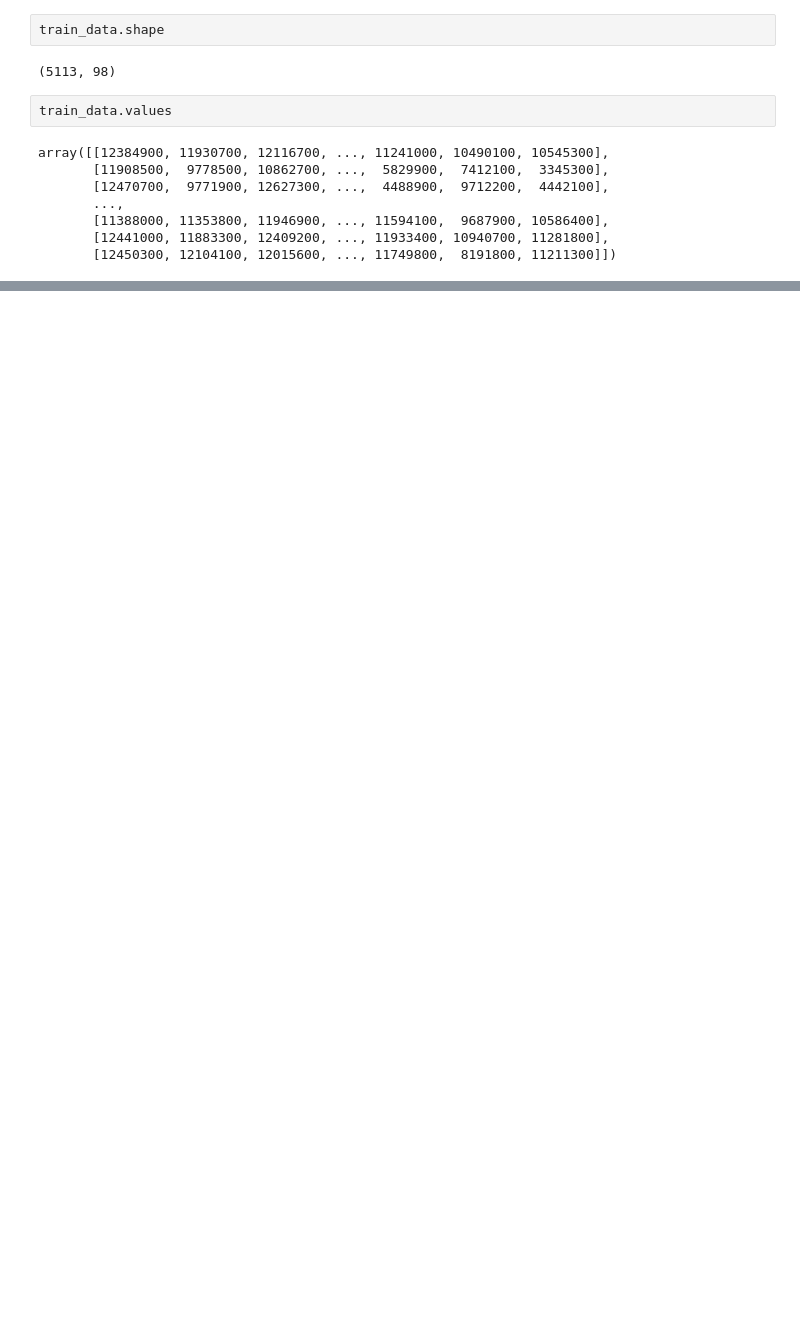
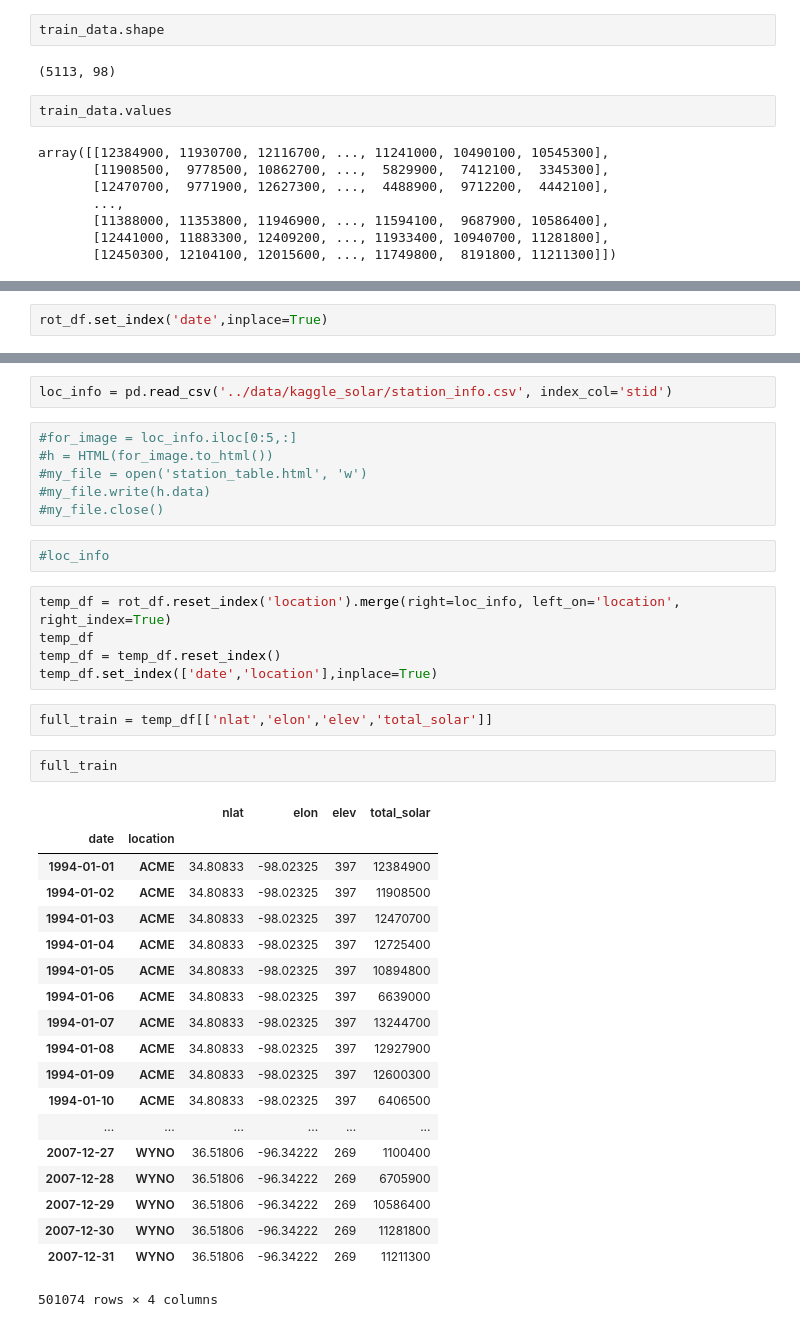
Before and after one commit to joelmpiper/solar_energy_prediction, a Jupyter notebook: notebooks/ExploreTrainingData.ipynb, the cells around one changed output, grey strips where cells are left out. Drawn from its saved outputs; the diff is of its cells as text; blank space fills up the shorter version.

```diff
--- a/notebooks/ExploreTrainingData.ipynb
+++ b/notebooks/ExploreTrainingData.ipynb
@@ -117,0 +123,2 @@ import numpy as np
+# %%
+rot_df.set_index('date',inplace=True)
@@ -117,0 +129,39 @@ import numpy as np
+# %%
+loc_info = pd.read_csv('../data/kaggle_solar/station_info.csv', index_col='stid')
+# %%
+#for_image = loc_info.iloc[0:5,:]
+#h = HTML(for_image.to_html())
+#my_file = open('station_table.html', 'w')
+#my_file.write(h.data)
+#my_file.close()
+# %%
+#loc_info
+# %%
+temp_df = rot_df.reset_index('location').merge(right=loc_info, left_on='location', right_index=True)
+temp_df
+temp_df = temp_df.reset_index()
+temp_df.set_index(['date','location'],inplace=True)
+# %%
+full_train = temp_df[['nlat','elon','elev','total_solar']]
+# %%
+full_train
+# %% [output]
+|  |  | nlat | elon | elev | total_solar |
+| date | location |  |  |  |  |
+| 1994-01-01 | ACME | 34.80833 | -98.02325 | 397 | 12384900 |
+| 1994-01-02 | ACME | 34.80833 | -98.02325 | 397 | 11908500 |
+| 1994-01-03 | ACME | 34.80833 | -98.02325 | 397 | 12470700 |
+| 1994-01-04 | ACME | 34.80833 | -98.02325 | 397 | 12725400 |
+| 1994-01-05 | ACME | 34.80833 | -98.02325 | 397 | 10894800 |
+| 1994-01-06 | ACME | 34.80833 | -98.02325 | 397 | 6639000 |
+| 1994-01-07 | ACME | 34.80833 | -98.02325 | 397 | 13244700 |
+| 1994-01-08 | ACME | 34.80833 | -98.02325 | 397 | 12927900 |
+| 1994-01-09 | ACME | 34.80833 | -98.02325 | 397 | 12600300 |
+| 1994-01-10 | ACME | 34.80833 | -98.02325 | 397 | 6406500 |
+| ... | ... | ... | ... | ... | ... |
+| 2007-12-27 | WYNO | 36.51806 | -96.34222 | 269 | 1100400 |
+| 2007-12-28 | WYNO | 36.51806 | -96.34222 | 269 | 6705900 |
+| 2007-12-29 | WYNO | 36.51806 | -96.34222 | 269 | 10586400 |
+| 2007-12-30 | WYNO | 36.51806 | -96.34222 | 269 | 11281800 |
+| 2007-12-31 | WYNO | 36.51806 | -96.34222 | 269 | 11211300 |
+501074 rows × 4 columns
```
Also changed, not shown: parts of 17 cells of this notebook, 1 other file.
